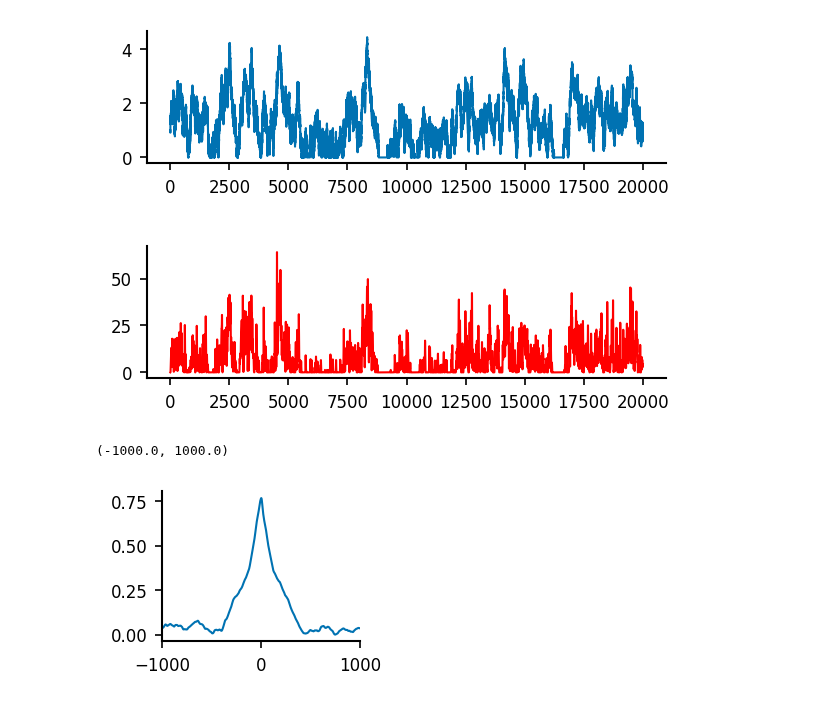
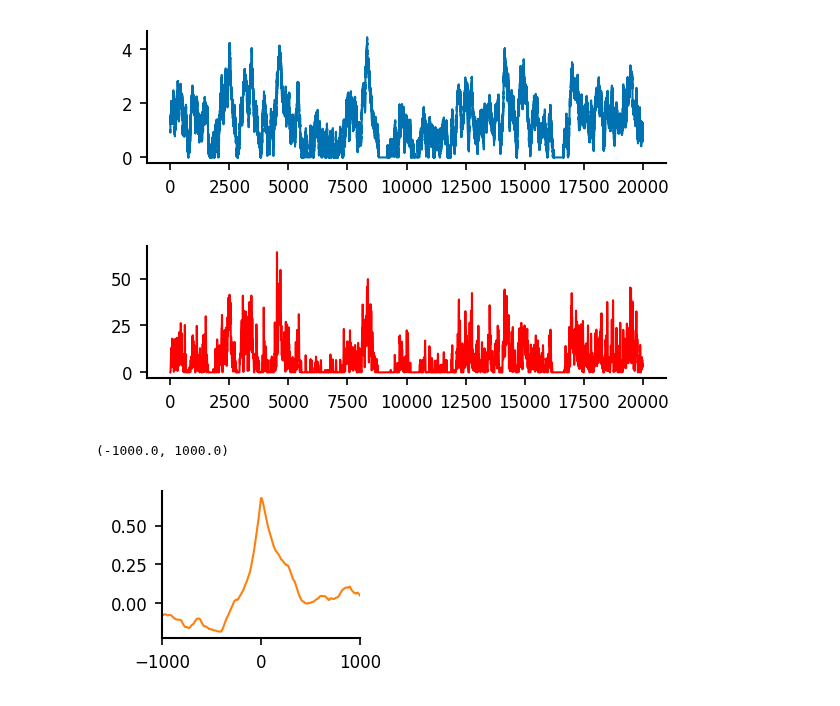
Before and after one commit to yzerlaut/pv-sst-dendrites, a Jupyter notebook: biophysical_modelling/detailed_model/OU-input.ipynb, the cells around one changed output. Cells and saved outputs as stored; diff of their text form; code cells hidden in the pictures.

```diff
--- a/biophysical_modelling/detailed_model/OU-input.ipynb
+++ b/biophysical_modelling/detailed_model/OU-input.ipynb
@@ -26,8 +26,8 @@ print(1e3*len(results['spikes'])/results['tstop'])
 # %% [output]
 NameError: name 'results' is not defined
 # %%
-results = np.load('../../data/detailed_model/demo-tvRate-Martinotti.npy', allow_pickle=True).item()
-
+#results = np.load('../../data/detailed_model/demo-tvRate-Martinotti.npy', allow_pickle=True).item()
+results = np.load('/tmp/tvRateStim_sim_Martinotti_iBranch_0_stochProcSeed_0_spikeSeed_0.npy', allow_pickle=True).item()
 t = np.arange(len(results['Vm_soma']))*results['dt']
 fig, AX = pt.figure(axes_extents=[[(1,2)],[(1,1)],[(1,1)]],
                     figsize=(3,1), left=0, bottom=0., hspace=0.)
@@ -37,6 +37,7 @@ pt.annotate(AX[0], '-60mV ', (0,-60), xycoords='data', ha='right', va='center')
 pt.draw_bar_scales(AX[0], Xbar=100, Xbar_label='100ms', Ybar=20, Ybar_label='20mV')
 AX[0].legend(frameon=False, loc=(1, 0.3))
 
+"""
 for i, events in enumerate(results['presynaptic_exc_events']):
     AX[1].plot(events, i*np.ones(len(events)), '.', color='g', ms=.5)
 for i, events in enumerate(results['presynaptic_inh_events']):
@@ -44,6 +45,7 @@ for i, events in enumerate(results['presynaptic_inh_events']):
                color='r', ms=.5)
 pt.annotate(AX[1], 'Inh.', (0,1), ha='right', va='top', color='r')
 pt.annotate(AX[1], 'Exc.', (0,0), ha='right', va='bottom', color='g')
+"""
 
 AX[2].fill_between(t[:-1], 0*t[:-1], results['OU'], color='tab:grey')
 #AX[2].fplot(t[:1], results['OU'], color='tab:grey')
@@ -129,9 +132,3 @@ for s, seed in enumerate(seeds):
 (119, 1)
 (101, 1)
 seed 1 10.43665362084964
-# %%
-fig, AX = pt.figure(axes=(len(seeds),2), figsize=(2,1.4))
-
-for s, seed in enumerate(seeds):
-    AX[0][s].plot(t[:-1]/1e3, RESULTS['StochProc'][s])
-    AX[1][s].plot(t/1e3, RESULTS['%s_rates' % cellType][s], 'r')
@@ -139,0 +135,7 @@ for s, seed in enumerate(seeds):
+# %%
+fig, AX = pt.figure(axes=(len(seeds),3), figsize=(2,1.4))
+
+for s, seed in enumerate(seeds):
+    AX[0][s].plot(t[:-1]/1e3, RESULTS['StochProc'][s])
+    for c, cellType, color in zip(range(2), ['Martinotti', 'Basket'], ['tab:orange']):
+        AX[1+c][s].plot(t/1e3, RESULTS['%s_rates' % cellType][s], color)
@@ -176,9 +180,11 @@ OU = sim.fetch_quantity_on_grid('OU', return_last=True, dtype=np.ndarray)
 [<matplotlib.lines.Line2D at 0x...>]
 [figure]
 # %%
-CCF, ts = crosscorrel(OU[::4], rate[1:][::4], 1e3, 4*dt)
-plt.plot(ts, CCF)
+for c, cellType, color in zip(range(2), ['Martinotti', 'Basket'], ['tab:orange']):
+    CCF, ts = crosscorrel(RESULTS['%s_rates' % cellType][s][1:][::5],
+                          RESULTS['StochProc'][s][::5], 1e3, 5*dt)
+    plt.plot(ts, CCF, color=color)
 plt.xlim([-1000,1000])
 # %% [output]
 (-1000.0, 1000.0)
-[figure, old version]
+[figure, new version]
```
Also changed, not shown: parts of 4 cells of this notebook, 2 other files.
